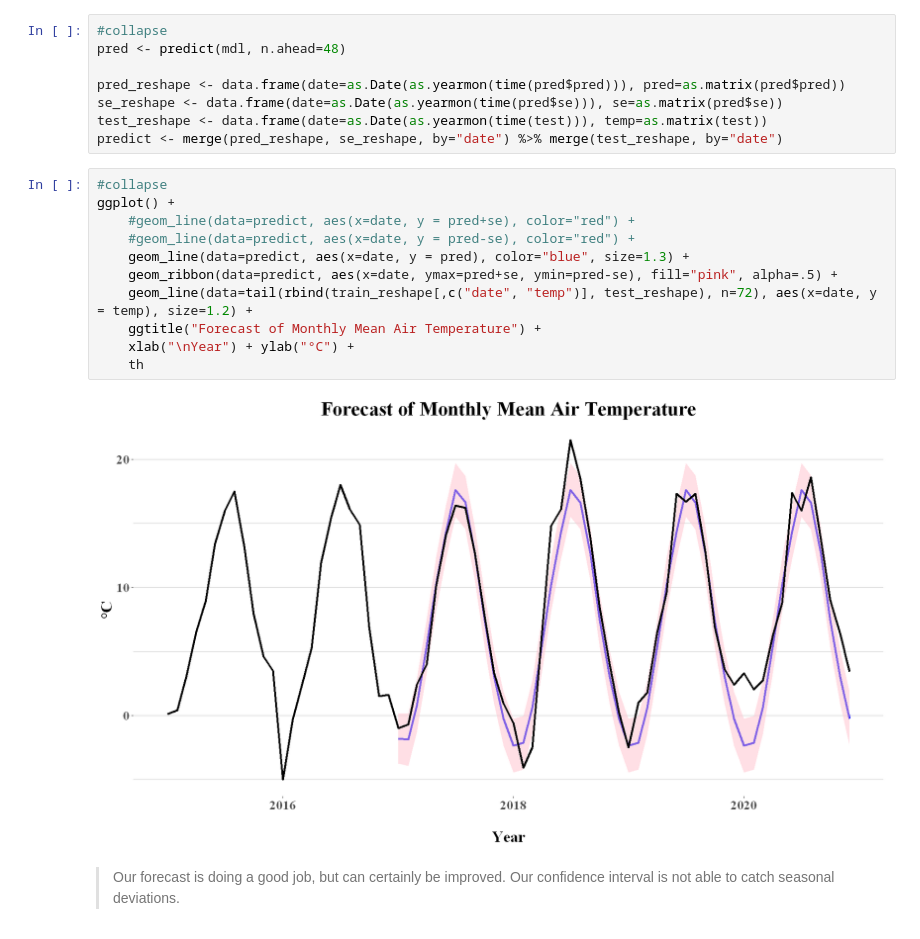
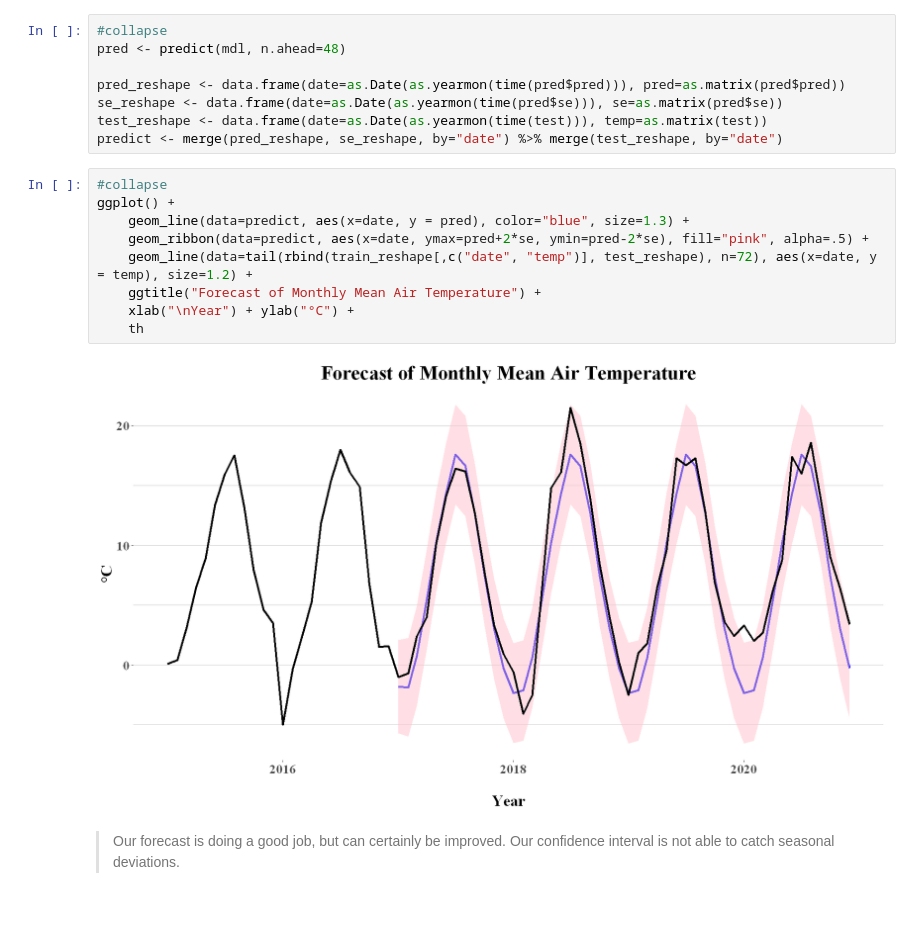
Before and after one commit to AndreasPalmgren/ws, a Jupyter notebook: _notebooks/2022-03-23-SthlmMeanTemperature.ipynb, the cells around one changed output. Saved outputs shown, nothing was run; the diff lists cells and outputs as text.

```diff
--- a/_notebooks/2022-03-23-SthlmMeanTemperature.ipynb
+++ b/_notebooks/2022-03-23-SthlmMeanTemperature.ipynb
@@ -349,16 +349,14 @@ predict <- merge(pred_reshape, se_reshape, by="date") %>% merge(test_reshape, by
 # %%
 #collapse
 ggplot() +
-    #geom_line(data=predict, aes(x=date, y = pred+se), color="red") +
-    #geom_line(data=predict, aes(x=date, y = pred-se), color="red") +
     geom_line(data=predict, aes(x=date, y = pred), color="blue", size=1.3) +
-    geom_ribbon(data=predict, aes(x=date, ymax=pred+se, ymin=pred-se), fill="pink", alpha=.5) +
+    geom_ribbon(data=predict, aes(x=date, ymax=pred+2*se, ymin=pred-2*se), fill="pink", alpha=.5) +
     geom_line(data=tail(rbind(train_reshape[,c("date", "temp")], test_reshape), n=72), aes(x=date, y = temp), size=1.2) +
     ggtitle("Forecast of Monthly Mean Air Temperature") +
     xlab("\nYear") + ylab("°C") +
     th
 # %% [output]
-[figure, old version]
+[figure, new version]
 # %% [markdown]
 > Our forecast is doing a good job, but can certainly be improved. Our confidence interval is not able to catch seasonal deviations.
 # %% [markdown]
```
Also changed, not shown: parts of 1 cell of this notebook.
